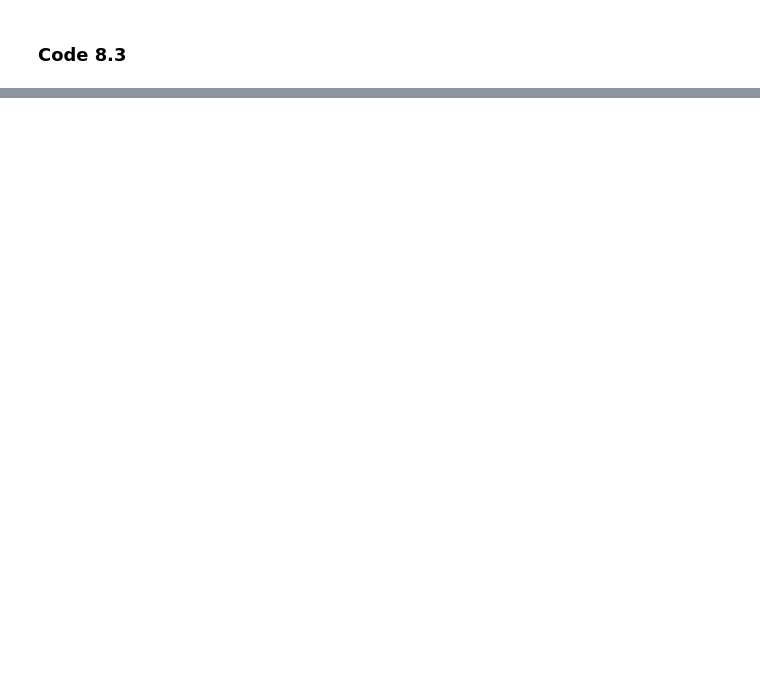
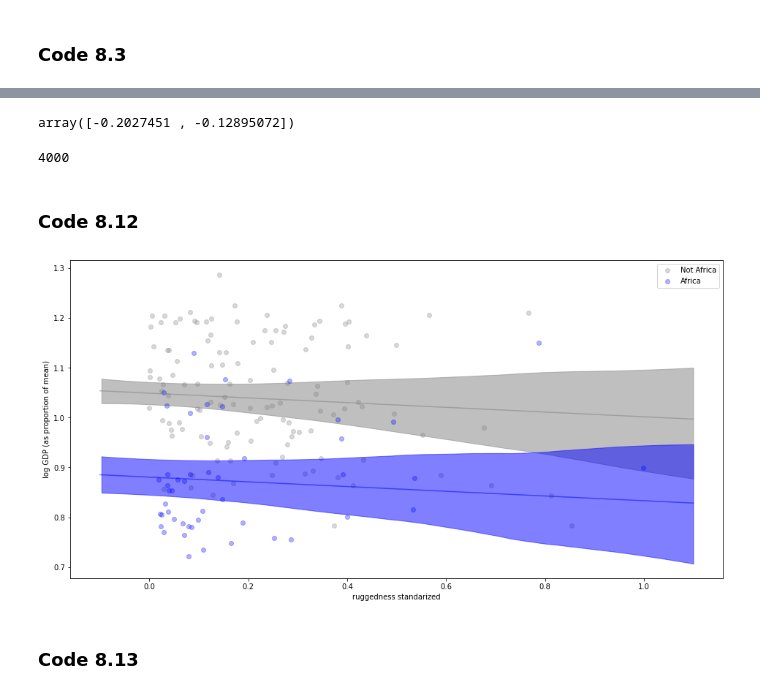
Before and after one commit to somnath1077/statistical_rethinking, a Jupyter notebook: code/ch08/nb01_rugged_model.ipynb, the cells around one changed output, grey strips where cells are left out. Saved outputs shown, nothing was run; the diff lists cells and outputs as text; code cells hidden in the pictures; blank space fills up the shorter version.

```diff
--- a/code/ch08/nb01_rugged_model.ipynb
+++ b/code/ch08/nb01_rugged_model.ipynb
@@ -167,0 +185,3 @@ plt.show()
+# %%
+cid = pd.Categorical(df_gdp['cont_africa'])
+cid
@@ -167,0 +194,10 @@ plt.show()
+# %%
+with pm.Model() as m_8_2:
+    a = pm.Normal('a', mu=1, sigma=0.1, shape=cid.categories.size)
+    b = pm.Normal('b', mu=0, sigma=0.3)
+    sigma = pm.Exponential('sigma', lam=1)
+
+    mu = pm.Deterministic('mu', a[cid] + b * (df_gdp['rugged_std'] - mean_rugged))
+    log_gdp_std = pm.Normal('log_gdp_std', mu=mu, sigma=sigma, observed=df_gdp['log_gdp_std'])
+
+    trace_8_2 = pm.sample(1000, tune=1000)
@@ -167,0 +232,3 @@ plt.show()
+# %%
+with m_8_2:
+    post_8_2 = pm.sample_posterior_predictive(trace_8_2, var_names=['a', 'b', 'sigma'])
@@ -167,0 +237,44 @@ plt.show()
+# %%
+diff_a1_a0 = post_8_2['a'][:, 1] - post_8_2['a'][:, 0]
+az.hdi(diff_a1_a0)
+# %% [output]
+array([-0.2027451 , -0.12895072])
+# %%
+len(post_8_2['a'][:, 1])
+# %% [output]
+4000
+# %% [markdown]
+### Code 8.12
+# %%
+N_OBS = post_8_2['b'].shape[0]
+
+rugged_seq = np.linspace(-0.1, 1.1, num=N_OBS)
+
+fig, ax = plt.subplots(1, 1, figsize=(16, 8))
+
+plot_dict = {'Not Africa': {'cid': 0, 'color': 'grey'},
+             'Africa': {'cid': 1, 'color': 'b'}}
+
+for cont, d in plot_dict.items():
+    idx = d['cid']
+    color = d['color']
+
+    ax.scatter(df_gdp.loc[cid == idx, 'rugged_std'],
+               df_gdp.loc[cid == idx, 'log_gdp_std'],
+               color=color,
+               alpha=0.3,
+               label=cont)
+
+    post_samples = post_8_2['a'][:, idx].reshape(-1, 1) + post_8_2['b'].reshape(-1, 1) * rugged_seq.reshape(1, -1)
+    ax.plot(rugged_seq, post_samples.mean(axis=0), color=color, alpha=0.5)
+    az.plot_hdi(rugged_seq, post_samples, color=color, hdi_prob=0.97, ax=ax)
+
+ax.set_xlabel('ruggedness standarized')
+ax.set_ylabel('log GDP (as proportion of mean)')
+
+plt.legend()
+plt.show()
+# %% [output]
+[figure, added]
+# %% [markdown]
+### Code 8.13
```
Also changed, not shown: parts of 27 cells of this notebook.
